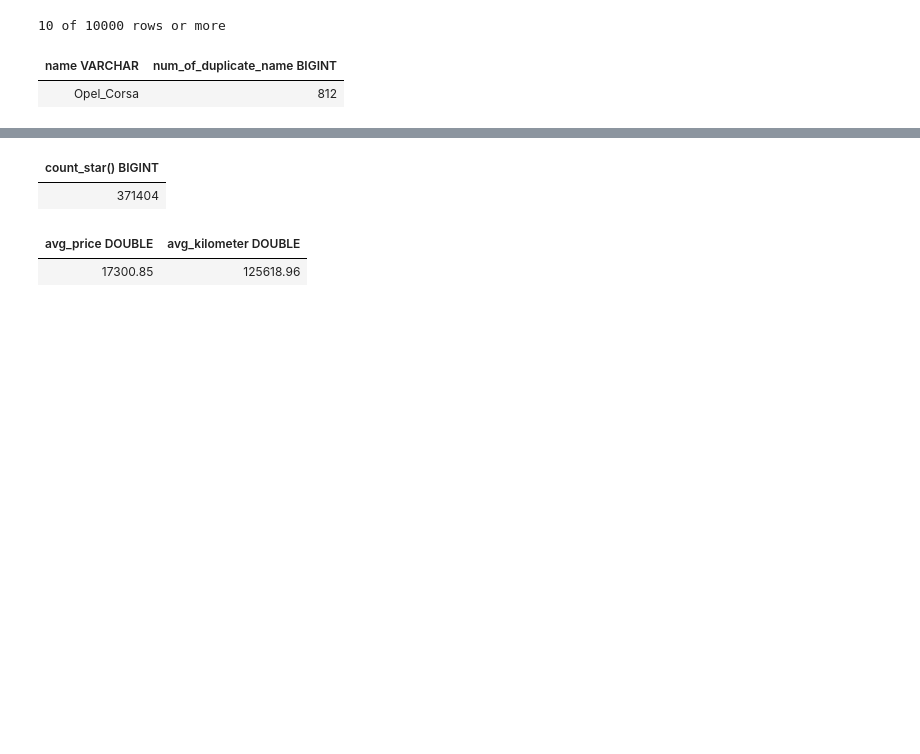
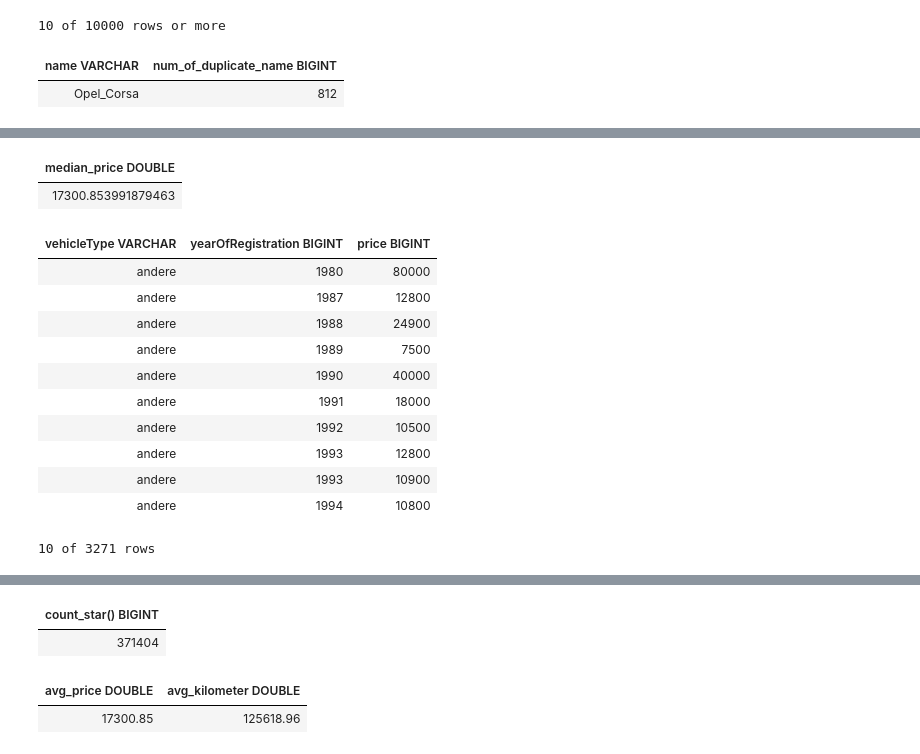
Before and after one commit to pannguyen2001/learn_python, a Jupyter notebook: lab/22th.ipynb, the cells around one changed output, grey strips where cells are left out. Saved outputs shown, nothing was run; the diff lists cells and outputs as text; code cells hidden in the pictures; blank space fills up the shorter version.

```diff
--- a/lab/22th.ipynb
+++ b/lab/22th.ipynb
@@ -477,0 +595,8 @@ con.sql("""
+# %%
+con.sql("""
+        SELECT AVG(price) as median_price
+                FROM sqlite_db.sheet1
+        """)
+# %% [output]
+| median_price DOUBLE |
+| 17300.853991879463 |
@@ -477,0 +613,37 @@ con.sql("""
+# %%
+# z-score
+con.sql("""
+    WITH cet_stats AS (
+        SELECT
+            vehicleType,
+            yearOfRegistration,
+            price,
+            AVG(price) OVER (PARTITION BY vehicleType, yearOfRegistration) AS avg_price,
+            STDDEV(price) OVER (PARTITION BY vehicleType, yearOfRegistration) AS std_price
+        FROM sqlite_db.sheet1
+        WHERE price IS NOT NULL
+            AND vehicleType IS NOT NULL
+            AND yearOfRegistration IS NOT NULL
+            AND (yearOfRegistration >= 1900 AND yearOfRegistration <= 2026)
+            AND price > 0
+    )
+    SELECT vehicleType,
+        yearOfRegistration,
+        price,
+    FROM cet_stats
+    WHERE price < (avg_price - 3 * std_price) OR price > (avg_price + 3 * std_price)
+    ORDER BY vehicleType ASC, yearOfRegistration ASC;
+""")
+# %% [output]
+| vehicleType VARCHAR | yearOfRegistration BIGINT | price BIGINT |
+| andere | 1980 | 80000 |
+| andere | 1987 | 12800 |
+| andere | 1988 | 24900 |
+| andere | 1989 | 7500 |
+| andere | 1990 | 40000 |
+| andere | 1991 | 18000 |
+| andere | 1992 | 10500 |
+| andere | 1993 | 12800 |
+| andere | 1993 | 10900 |
+| andere | 1994 | 10800 |
+10 of 3271 rows
```
Also changed, not shown: parts of 48 cells of this notebook, 6 other files.
